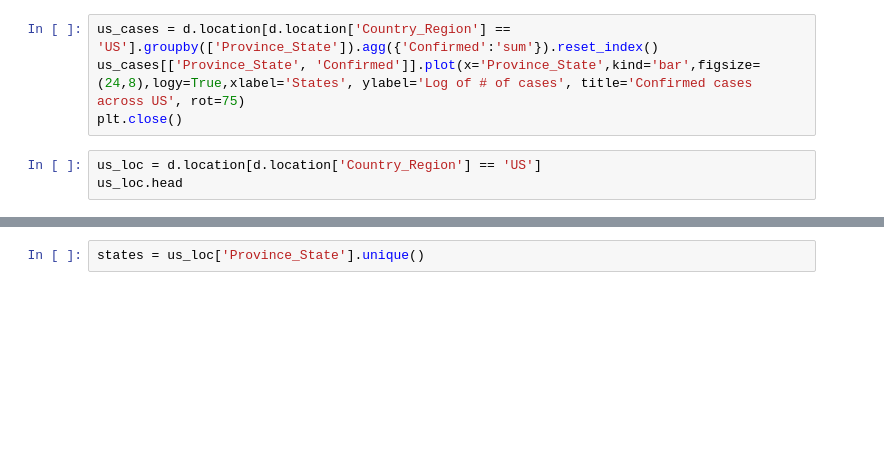
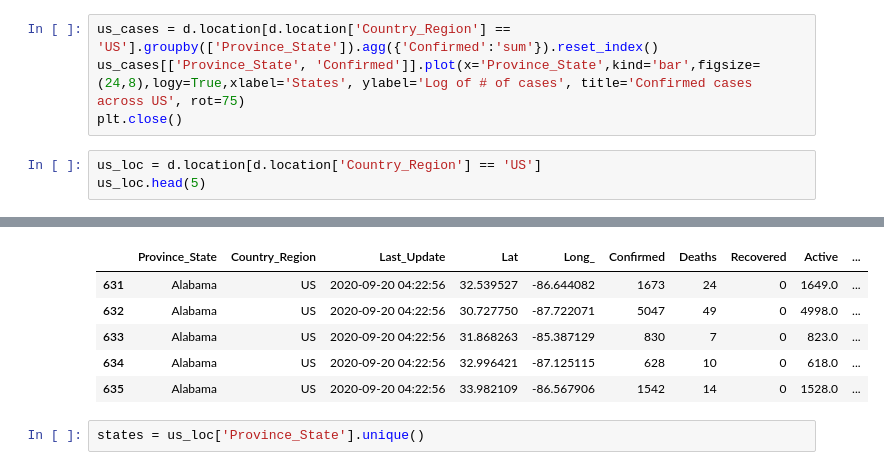
Before and after one commit to alhparsa/CMPT459-Project, a Jupyter notebook: Milestone_1.ipynb, the cells around one changed output, grey strips where cells are left out. Cells and saved outputs as stored; diff of their text form; blank space fills up the shorter version.

```diff
--- a/Milestone_1.ipynb
+++ b/Milestone_1.ipynb
@@ -166,5 +166,5 @@ us_cases[['Province_State', 'Confirmed']].plot(x='Province_State',kind='bar',fig
 plt.close()
 # %%
 us_loc = d.location[d.location['Country_Region'] == 'US']
-us_loc.head
+us_loc.head(5)
 # %% [output]
@@ -188,3 +171,9 @@ us_loc.head
+|  | Province_State | Country_Region | Last_Update | Lat | Long_ | Confirmed | Deaths | Recovered | Active | ... |
+| 631 | Alabama | US | 2020-09-20 04:22:56 | 32.539527 | -86.644082 | 1673 | 24 | 0 | 1649.0 | ... |
+| 632 | Alabama | US | 2020-09-20 04:22:56 | 30.727750 | -87.722071 | 5047 | 49 | 0 | 4998.0 | ... |
+| 633 | Alabama | US | 2020-09-20 04:22:56 | 31.868263 | -85.387129 | 830 | 7 | 0 | 823.0 | ... |
+| 634 | Alabama | US | 2020-09-20 04:22:56 | 32.996421 | -87.125115 | 628 | 10 | 0 | 618.0 | ... |
+| 635 | Alabama | US | 2020-09-20 04:22:56 | 33.982109 | -86.567906 | 1542 | 14 | 0 | 1528.0 | ... |
 # %%
 states = us_loc['Province_State'].unique()
 # %%
```
Also changed, not shown: parts of 5 cells of this notebook, 1 other file.
